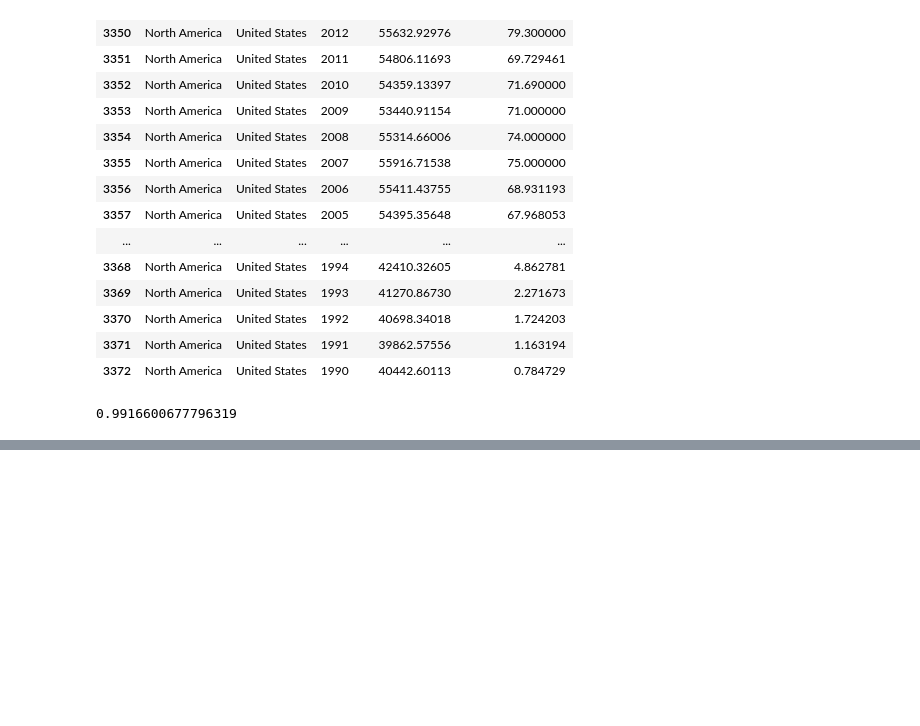
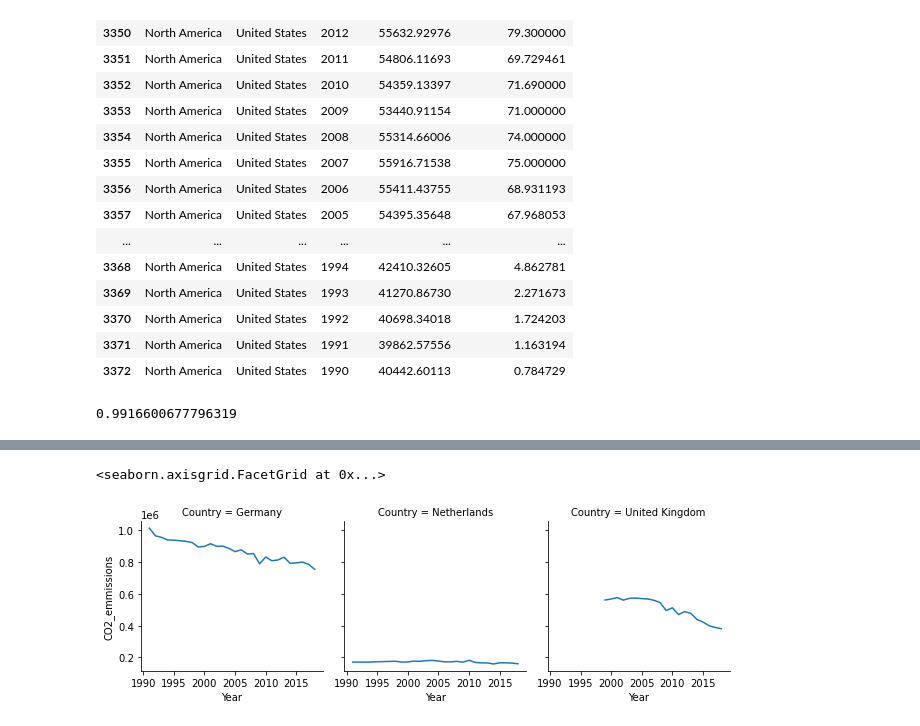
Before and after one commit to nss-data-science-cohort-5/un_exploration-jacob-parks98, a Jupyter notebook: notebooks/UN_Data_Exploration.ipynb, the cells around one changed output, grey strips where cells are left out. Saved outputs shown, nothing was run; the diff lists cells and outputs as text; code cells hidden in the pictures; blank space fills up the shorter version.

```diff
--- a/notebooks/UN_Data_Exploration.ipynb
+++ b/notebooks/UN_Data_Exploration.ipynb
@@ -1080,0 +1103,10 @@ renewable_facetgrid.map(plt.plot, "Year", "CO2_emmissions")
+# %%
+top_3_renewable = gdp_and_renewable_energy_full[(gdp_and_renewable_energy_full["Country"] == "Netherlands") |
+                                               (gdp_and_renewable_energy_full["Country"] == "United Kingdom")|
+                                               (gdp_and_renewable_energy_full["Country"] == "Germany")]
+# %%
+top_renewable_facetgrid = sns.FacetGrid(top_3_renewable, col= "Country")
+top_renewable_facetgrid.map(plt.plot, "Year", "CO2_emmissions")
+# %% [output]
+<seaborn.axisgrid.FacetGrid at 0x...>
+[figure, added]
```
Also changed, not shown: parts of 124 cells of this notebook.
